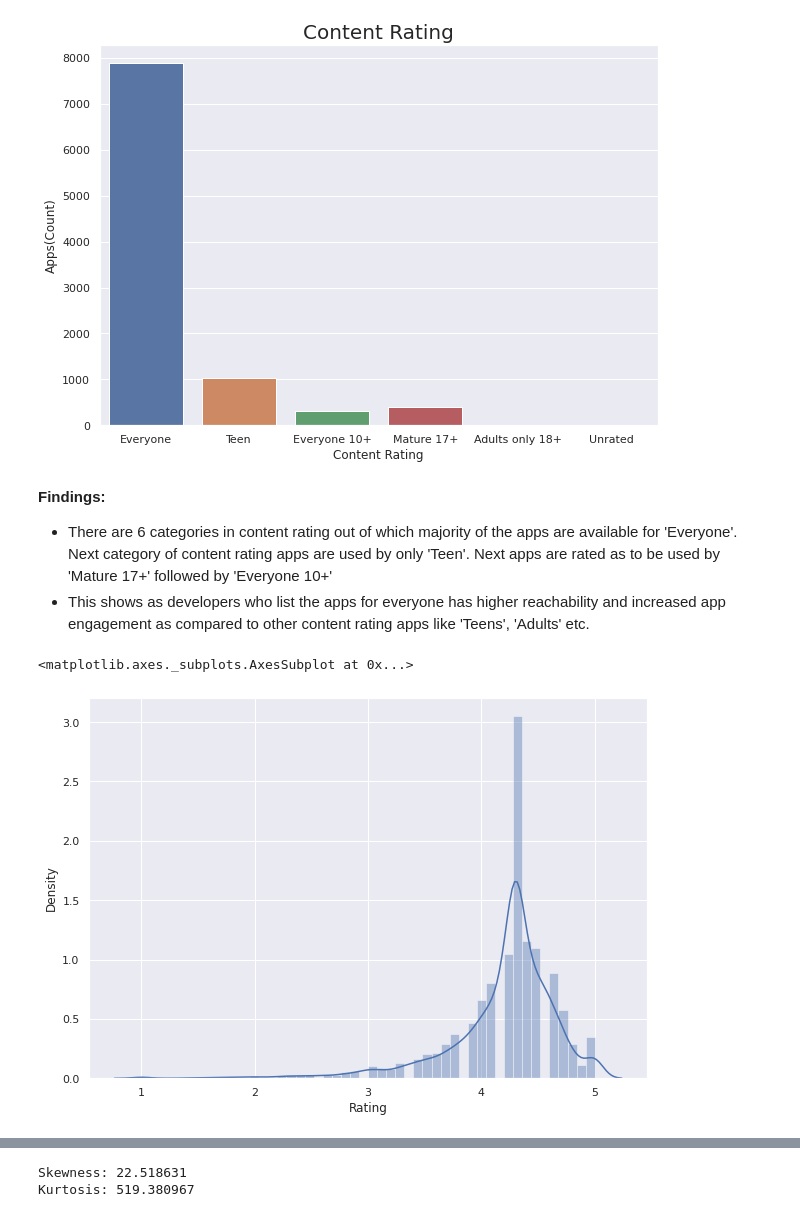
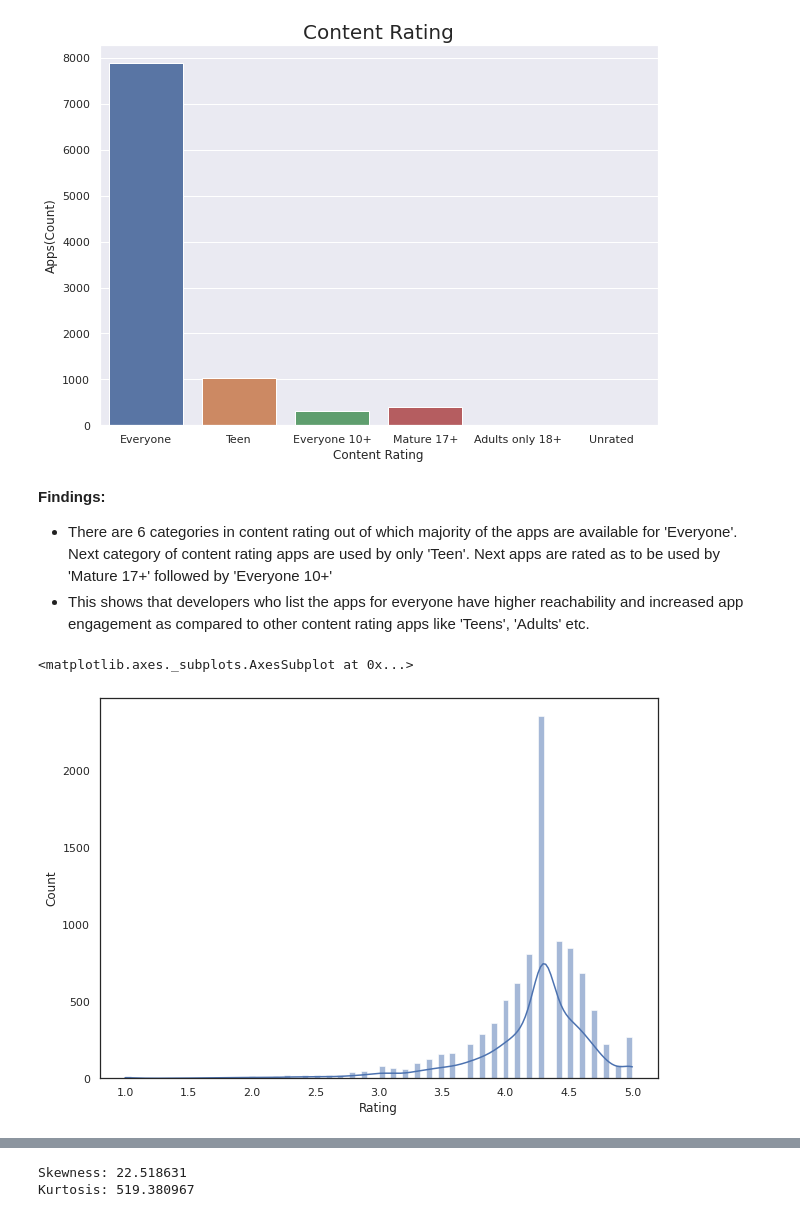
Before and after one commit to Abhishek-Shubham001/Play-Store-App-Review-Analysis, a Jupyter notebook: Play_Store_App_Review_Analysis_Capstone_Project.ipynb, the cells around one changed output, grey strips where cells are left out. Drawn from its saved outputs; the diff is of its cells as text; code cells hidden in the pictures.

```diff
--- a/Play_Store_App_Review_Analysis_Capstone_Project.ipynb
+++ b/Play_Store_App_Review_Analysis_Capstone_Project.ipynb
@@ -116,9 +115,9 @@ Drive already mounted at /content/drive; to attempt to forcibly remount, call dr
 # %%
 # Reading the Play store and User Review CSV File
 
-ps_df= pd.read_csv('/content/drive/MyDrive/Almabetter/Capstone Projects/1. Play Store App Review Analysis/Play Store Data.csv')
+ps_df= pd.read_csv('/content/drive/MyDrive/Almabetter/Capstone Projects/Play Store App Review Analysis- Abhishek Shubham/Play Store Data.csv')
 
-ur_df= pd.read_csv('/content/drive/MyDrive/Almabetter/Capstone Projects/1. Play Store App Review Analysis/User Reviews.csv')
+ur_df= pd.read_csv('/content/drive/MyDrive/Almabetter/Capstone Projects/Play Store App Review Analysis- Abhishek Shubham/User Reviews.csv')
 # %%
 ps_df.head()
 # %% [output]
@@ -990,0 +1009,4 @@ Look's like all the duplicate apps and it's corresponding values are successfull
+# %%
+# Dropping the least important columns which are not helpful for our analysis
+ps_df.drop(['Last Updated', 'Current Ver', 'Android Ver'], axis= 1, inplace= True)
+ps_df.head()
@@ -1131,12 +1157,12 @@ Text(0, 0.5, 'Apps(Count)')
 **Findings:**
 
 - There are 6 categories in content rating out of which majority of the apps are available for 'Everyone'. Next category of content rating apps are used by only 'Teen'. Next apps are rated as to be used by 'Mature 17+' followed by 'Everyone 10+'
-- This shows as developers who list the apps for everyone has higher reachability and increased app engagement as compared to other content rating apps like 'Teens', 'Adults' etc.
+- This shows that developers who list the apps for everyone have higher reachability and increased app engagement as compared to other content rating apps like 'Teens', 'Adults' etc.
 # %%
 # Histogram for Rating column
 plt.figure(figsize= (10,7))
-sns.distplot(ps_df['Rating'], hist=True,kde=True)
+sns.histplot(ps_df['Rating'], kde= True)
 # %% [output]
 <matplotlib.axes._subplots.AxesSubplot at 0x...>
-[figure, old version]
+[figure, new version]
 # %% [markdown]
```
Also changed, not shown: parts of 68 cells of this notebook.
